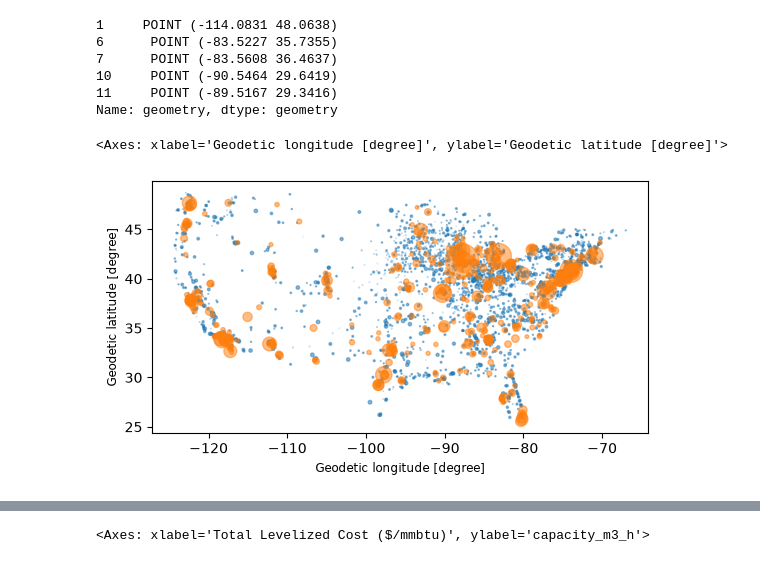
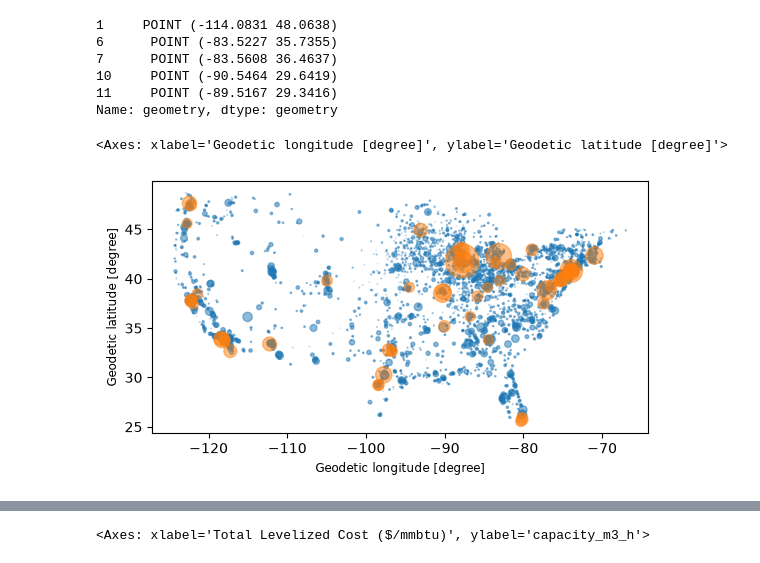
Before and after one commit to JJE-10/biogas-upgrading-project, a Jupyter notebook: sorting_ad_cwns.ipynb, the cells around one changed output, grey strips where cells are left out. Drawn from its saved outputs; the diff is of its cells as text; code cells hidden in the pictures.

```diff
--- a/sorting_ad_cwns.ipynb
+++ b/sorting_ad_cwns.ipynb
@@ -14,5 +14,3 @@ df = df.dropna(axis=0,how="any")
 #physical constants
 MMBTU_TO_MJ = 1055.06 # 1mmBtu = 1055.06MJ a conversion
 HHV1 = 55.6 # MJ/KgCH4 (El Abbadi, Preprint)
-eff = 0.90 # Methane recovery effficiency (%) from Parker etal.
-mc = 0.65 # Methane content in biogas (%) El Abbadi preprint
@@ -21,8 +19,13 @@
+h_yr=8760
 # %%
 #tecno-economic assumptions
-cf = 8322 # 95% Capacity Factor(cf) in hours
-t = 20 # lifetime technology in years
+
+#cf = 0.95
+cf = 0.95 # 95% Capacity Factor(cf) in hours
+equipment_lifetime = 20 # lifetime technology in years
 wacc = 0.1 # WACC is the Weighted Average Cost of Capital (WACC). A 10% WACC is assumed. Will refine later
+eff = 0.90 # Methane recovery effficiency (%) from Parker etal.
+mc = 0.65 # Methane content in biogas (%) El Abbadi preprint
 # %%
 def calc_biogas_flow(flow_rate):
     """Calculates biogas flowrate in KgCH4/h from El Abbadi preprint
@@ -67,11 +77,11 @@ df["rng_mmbtu_h"] = df["rng_m3_h"].apply(calc_rng_flow_mmbtu, args=(p1,HHV1,MMBT
 # %%
-def calc_rng_flow_mmbtu_y(rng_mmbtu_h,cf):
+def calc_rng_flow_mmbtu_y(rng_mmbtu_h,cf,h_yr):
     """Calculates RNG flow in mmbtu/yr using Capacity Factor(cf)
     and rng_mmbtu_h column from the df as inputs
     """
-    return rng_mmbtu_h*cf
+    return rng_mmbtu_h*cf*h_yr
 
-df["rng_mmbtu_yr"] = df["rng_mmbtu_h"].apply(calc_rng_flow_mmbtu_y, args=(cf,))
+df["rng_mmbtu_yr"] = df["rng_mmbtu_h"].apply(calc_rng_flow_mmbtu_y, args=(cf,h_yr,))
 # %%
 def calc_capex(rng_mmbtu_h):
     """Calculates Capex($) using Parker etal model as well as
@@ -109,7 +119,7 @@ def calc_crf(t,wacc):
     """Calculates CRF using equation from (El Abbadi etal 2022)"""
     crf = wacc/(1-(1+wacc)**-t)
     return crf
-crf = calc_crf(t,wacc)
+crf = calc_crf(equipment_lifetime,wacc)
 print("CRF = ",crf)
 # %% [output]
 CRF =  0.11745962477254576
@@ -188,13 +198,13 @@ Name: geometry, dtype: geometry
 # %%
 
 #gdf.plot(column="Total Levelized Cost ($/mmbtu)",markersize=gdf["capacity_m3_h"]/10,alpha=0.5)
 #gdf.plot(column="capacity_m3_h",markersize=gdf["Total Levelized Cost ($/mmbtu)"]/10,alpha=0.5)
-gdf["price_competitive"]= gdf["Total Levelized Cost ($/mmbtu)"]<28
+gdf["price_competitive"]= gdf["Total Levelized Cost ($/mmbtu)"]<15
 gdf["price_competitive"].describe()
 gdf.plot(column="price_competitive",markersize=gdf["capacity_m3_h"]/10,alpha=0.5)
 # %% [output]
 <Axes: xlabel='Geodetic longitude [degree]', ylabel='Geodetic latitude [degree]'>
-[figure, old version]
+[figure, new version]
 # %%
 #gdf.explore(column="Total Levelized Cost ($/mmbtu)")
 gdf.explore(column="price_competitive",cmap=["orange","blue"])
```
Also changed, not shown: parts of 1 cell of this notebook.
